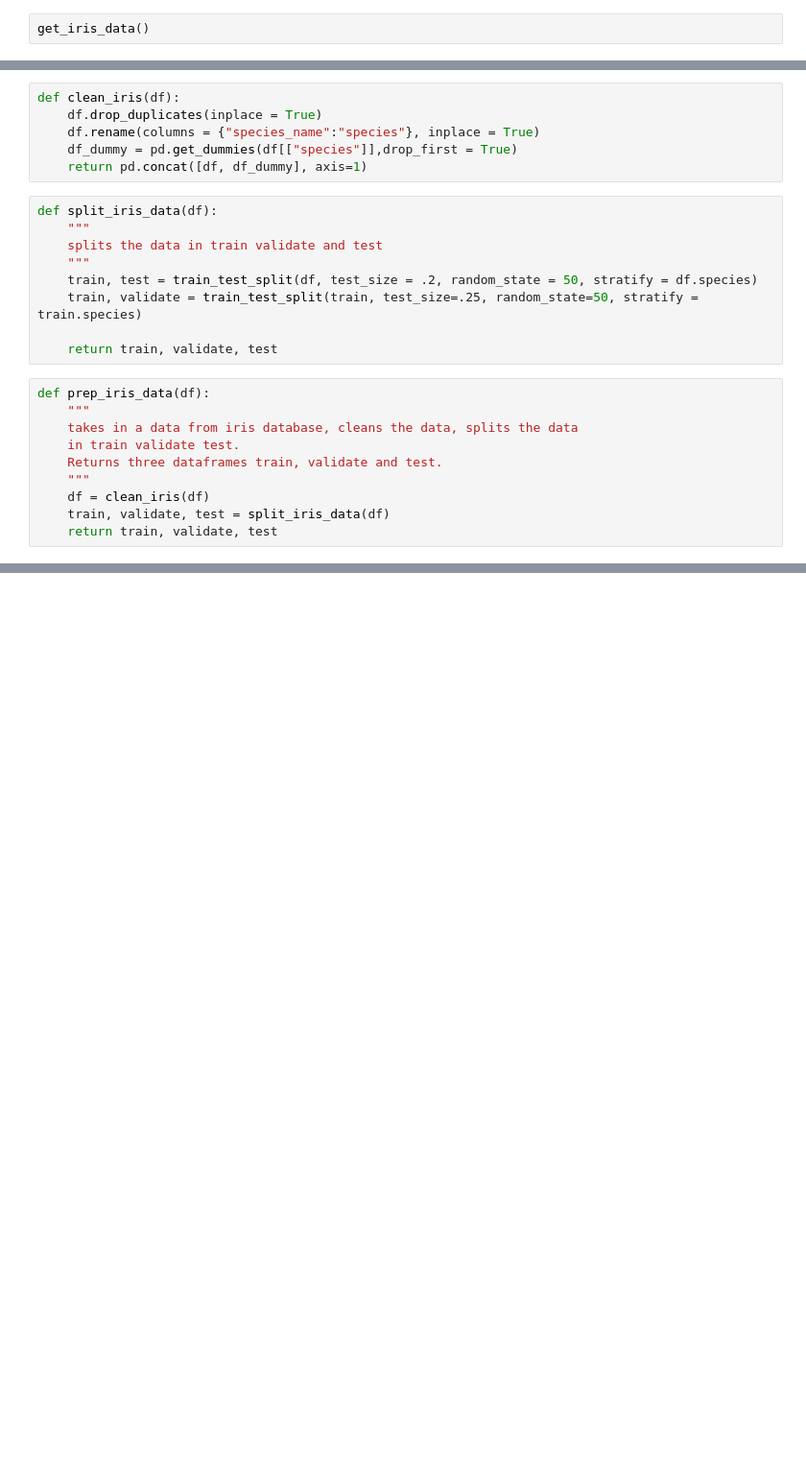
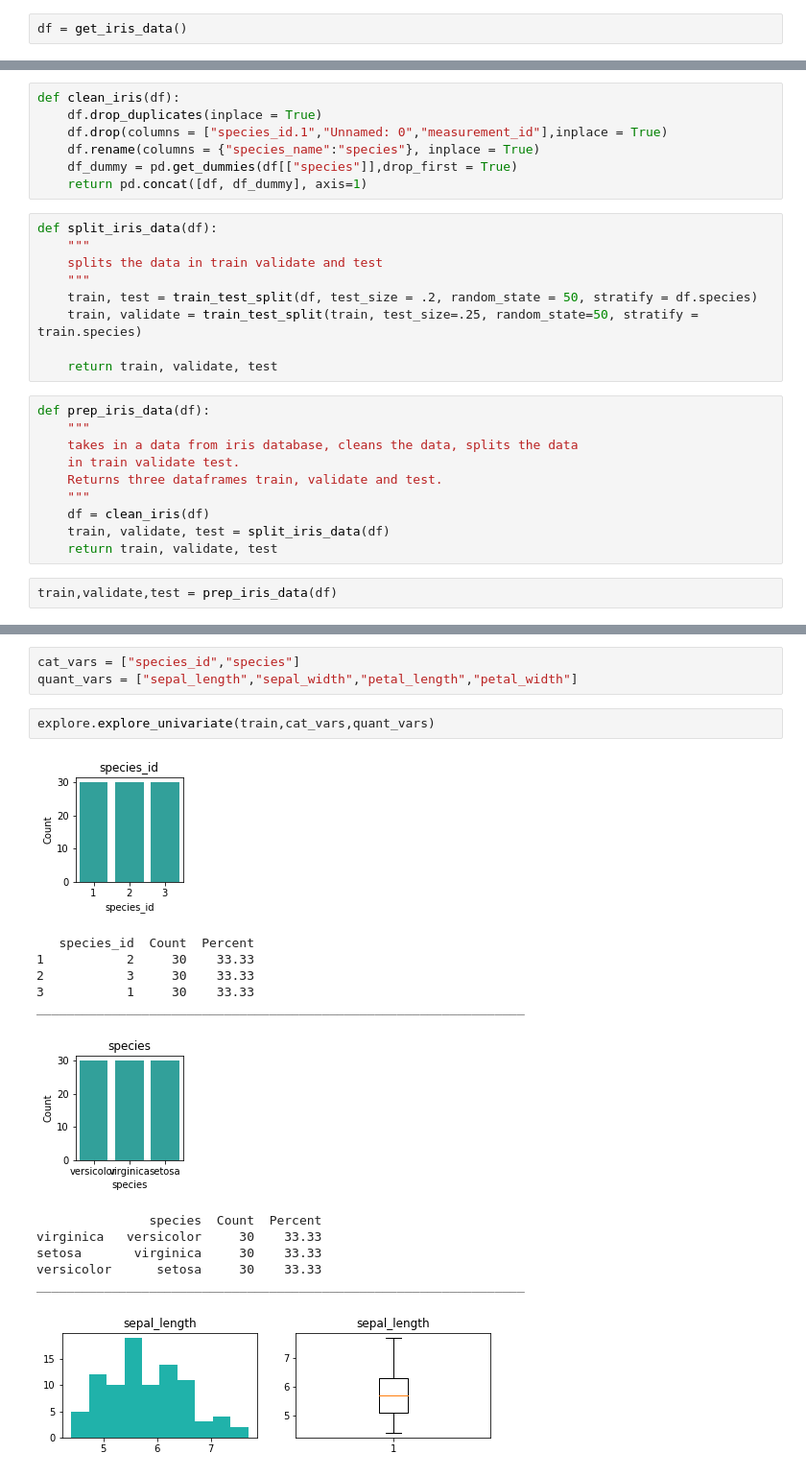
Before and after one commit to JaredVahle/classification-exercises, a Jupyter notebook: classification_exercises.ipynb, the cells around one changed output, grey strips where cells are left out. Shown at 96% size. Saved outputs shown, nothing was run; the diff lists cells and outputs as text; blank space fills up the shorter version.

```diff
--- a/classification_exercises.ipynb
+++ b/classification_exercises.ipynb
@@ -400,2 +409,2 @@ JOIN measurements ON measurements.species_id = species.species_id;
 # %%
-get_iris_data()
+df = get_iris_data()
@@ -420,6 +411,7 @@ get_iris_data()
 # %%
 def clean_iris(df):
     df.drop_duplicates(inplace = True)
+    df.drop(columns = ["species_id.1","Unnamed: 0","measurement_id"],inplace = True)
     df.rename(columns = {"species_name":"species"}, inplace = True)
     df_dummy = pd.get_dummies(df[["species"]],drop_first = True)
     return pd.concat([df, df_dummy], axis=1)
@@ -442,3 +434,5 @@ def prep_iris_data(df):
     df = clean_iris(df)
     train, validate, test = split_iris_data(df)
     return train, validate, test
+# %%
+train,validate,test = prep_iris_data(df)
@@ -444,0 +457,19 @@ def prep_iris_data(df):
+# %%
+cat_vars = ["species_id","species"]
+quant_vars = ["sepal_length","sepal_width","petal_length","petal_width"]
+# %%
+explore.explore_univariate(train,cat_vars,quant_vars)
+# %% [output]
+[figure, added]
+   species_id  Count  Percent
+1           2     30    33.33
+2           3     30    33.33
+3           1     30    33.33
+_________________________________________________________________
+[figure, added]
+               species  Count  Percent
+virginica   versicolor     30    33.33
+setosa       virginica     30    33.33
+versicolor      setosa     30    33.33
+_________________________________________________________________
+[figure, added]
```
Also changed, not shown: parts of 24 cells of this notebook, 2 other files.
